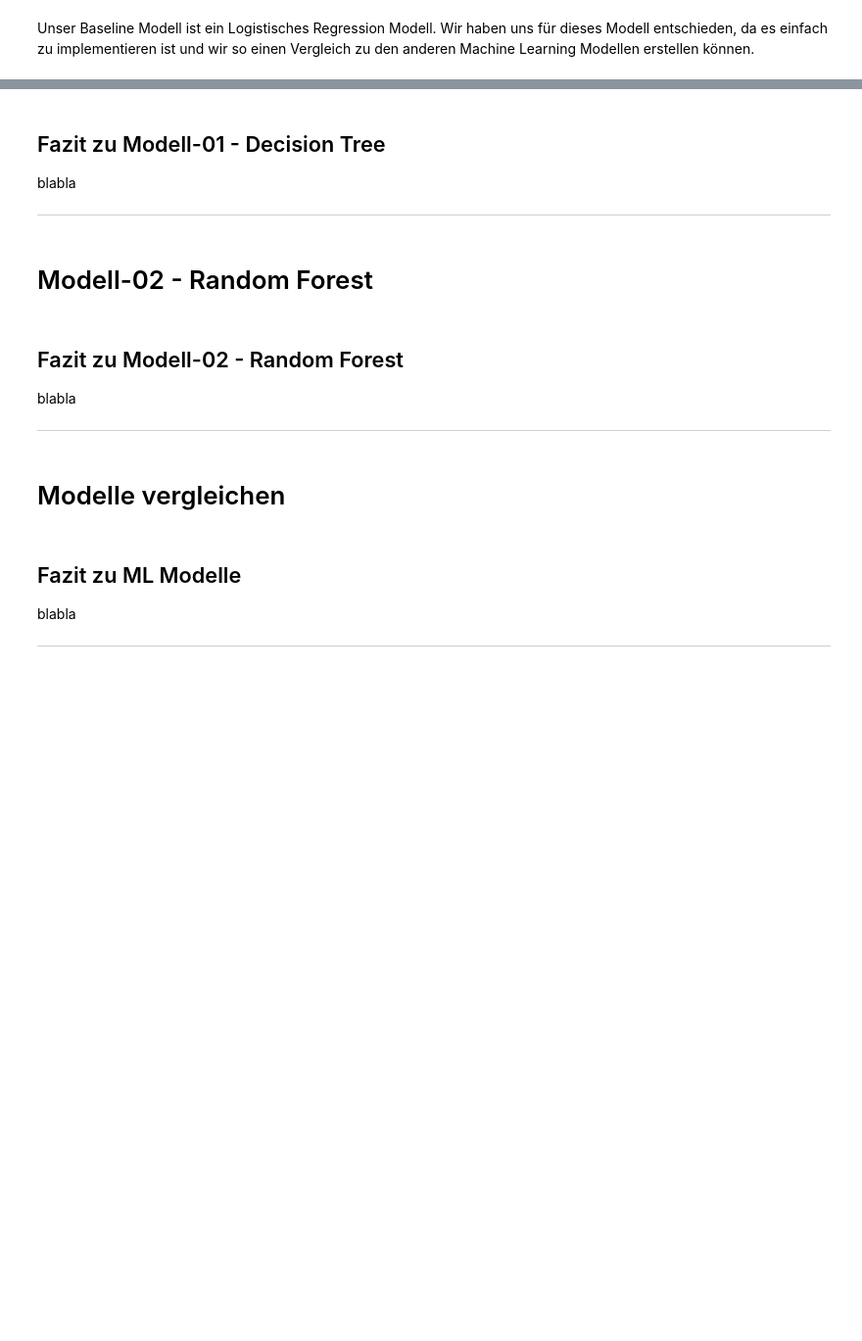
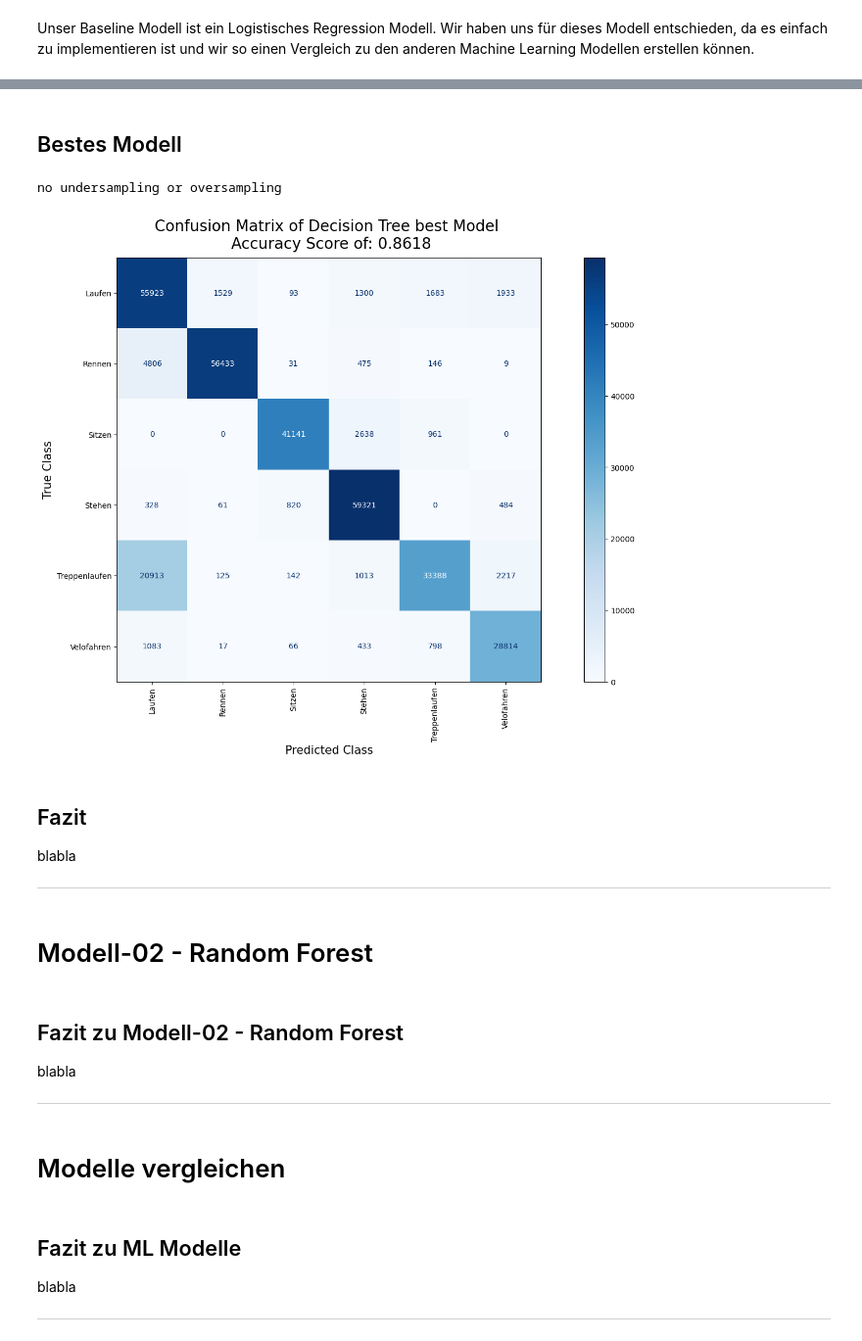
Before and after one commit to CDL1-Sensor/Sensor-Klassifikation-ohne-Deep-Learning, a Jupyter notebook: ML-Modelle.ipynb, the cells around one changed output, grey strips where cells are left out. Shown at 98% size. Drawn from its saved outputs; the diff is of its cells as text; code cells hidden in the pictures; blank space fills up the shorter version.

Commit message:
added best decision tree model

```diff
--- a/ML-Modelle.ipynb
+++ b/ML-Modelle.ipynb
@@ -403,5 +419,37 @@ Find logs at: ./wandb/run-20230501_232605-319qqjsm/logs
+# %% [markdown]
+## Bestes Modell
+# %%
+# train test split
+decision_tree_X_train, decision_tree_y_train, decision_tree_X_val, decision_tree_y_val = preprocess_data(data, test_size=0.2, random_state=7885, make_plot=False, undersample=False, oversample=False)
+
+# create a logistic regression model for multiclass classification with sklearn
+decision_tree = DecisionTreeClassifier(criterion="gini", max_depth=10, max_features="auto", min_samples_leaf=20, min_samples_split=15, splitter="best")
+
+# fit the logistic regression model
+decision_tree.fit(X = decision_tree_X_train, y = decision_tree_y_train)
+
+# predict the classes for the val data
+decision_tree_val_y_pred = decision_tree.predict(X = decision_tree_X_val)
+
+# calculate the accuracy of the logistic regression model with train data and val data
+decision_tree_val_accuracy = accuracy_score(y_true = decision_tree_y_val, y_pred = decision_tree_val_y_pred)
+
+# create a confusion matrix display
+decision_tree_confmatrix = confusion_matrix(y_true = decision_tree_y_val, y_pred = decision_tree_val_y_pred)
+
+# plot the confusion matrix of the logistic regression model
+fig, ax = plt.subplots(figsize = (20,10))
+disp = ConfusionMatrixDisplay(confusion_matrix=decision_tree_confmatrix, display_labels=decision_tree.classes_)
+disp.plot(ax = ax, cmap = "Blues", values_format = "d", xticks_rotation = 'vertical')
+plt.title("Confusion Matrix of Decision Tree best Model \n Accuracy Score of: " + str(round(decision_tree_val_accuracy, 4)), fontsize = 20, y = 1.01)
+plt.xlabel("Predicted Class", fontsize = 15)
+plt.ylabel("True Class", fontsize = 15)
+plt.show()
+# %% [output]
+no undersampling or oversampling
+[figure, added]
 # %% [markdown]
-## Fazit zu Modell-01 - Decision Tree
+## Fazit
 
 blabla
 
```
Also changed, not shown: parts of 9 cells of this notebook.
